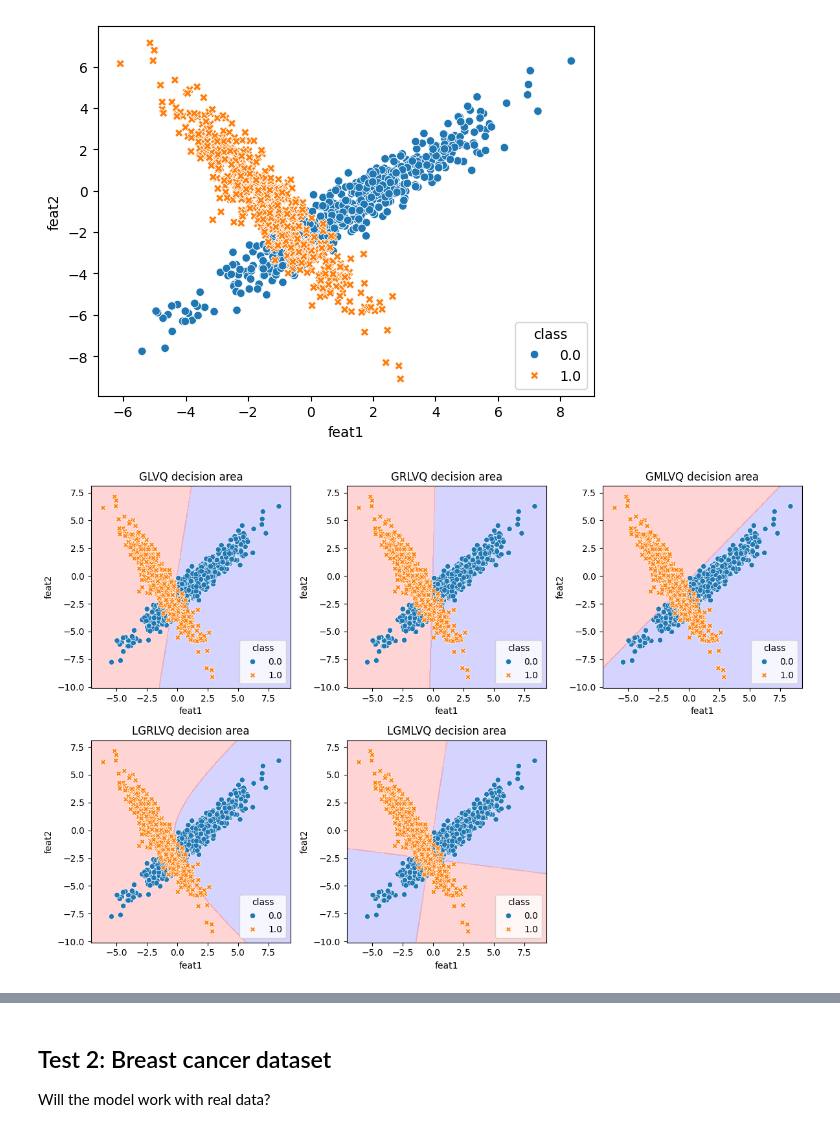
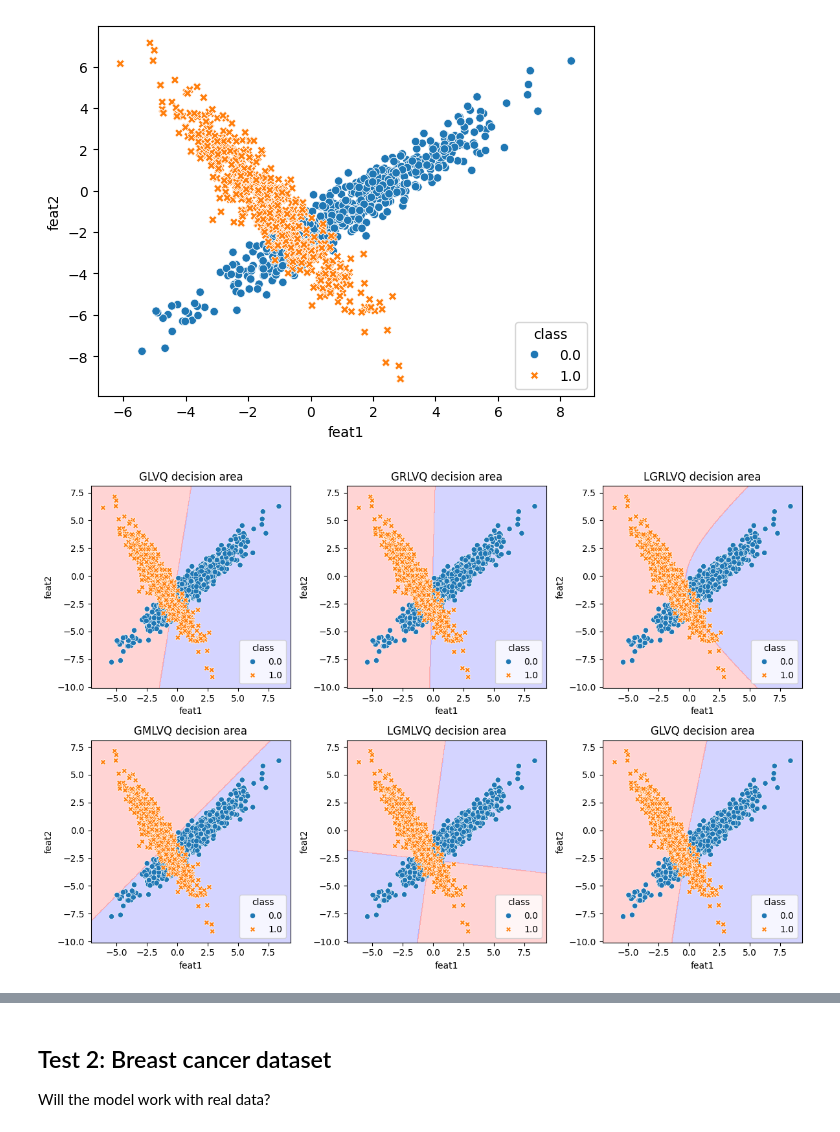
Before and after one commit to Diego-Hernandez-Jimenez/prototype_learning_LVQ, a Jupyter notebook: LVQ_pytorch.ipynb, the cells around one changed output, grey strips where cells are left out. Saved outputs shown, nothing was run; the diff lists cells and outputs as text; code cells hidden in the pictures.

```diff
--- a/LVQ_pytorch.ipynb
+++ b/LVQ_pytorch.ipynb
@@ -298,20 +462,30 @@ p = sns.scatterplot(data=df, x="feat1", y="feat2", hue="class", style="class")
 # %% [output]
 [figure]
 # %%
+# small batch size seems to always work better (not only in this first example)
 dl = DataLoader(data, batch_size=5, shuffle=True)
+
+# technically, the module allows the use of GPU, but I believe the type of
+# some of operations involved (e.g. argmins) pervents us from increasing performance
 
 device = 'cpu'
 
 loss_function = GLVQLoss(nn.Identity())
 
-##########################################
+########################################## Generalized LVQ (new!)
 model_glvq = LVQ('glvq', data, [1, 1])
 optim_glvq = torch.optim.SGD(model_glvq.W, lr=0.01)
 train_lvq(model_glvq, dl, 10, loss_function, optim_glvq, scheduler=None, verbose=False)
 ##########################################
 
+########################################## Generalized LVQ with 2 prototypes (new!)
+model_glvq2 = LVQ('glvq', data, [2, 2])
+optim_glvq2 = torch.optim.SGD(model_glvq.W, lr=0.01)
+train_lvq(model_glvq2, dl, 10, loss_function, optim_glvq2, scheduler=None, verbose=False)
+##########################################
 
-##########################################
+
+########################################## Generalized Relevance LVQ (new!)
 model_grlvq = LVQ('grlvq', data, [1, 1])
 optim_grlvq = torch.optim.SGD([
       {'params': model_grlvq.W, 'lr': 0.01},
@@ -321,7 +495,7 @@ train_lvq(model_grlvq, dl, 10, loss_function, optim_grlvq, scheduler=None, verbo
 ##########################################
 
 
-#########################################
+######################################### Generalized Matrix LVQ
 model_gmlvq = LVQ('gmlvq', data, [1, 1])
 optim_gmlvq = torch.optim.SGD([
       {'params': model_gmlvq.W, 'lr': 0.01},
@@ -331,7 +505,7 @@ train_lvq(model_gmlvq, dl, 10, loss_function, optim_gmlvq, scheduler=None, verbo
 ##########################################
 
 
-##########################################
+########################################## Localized Generalized Relevance LVQ (new!)
 model_lgrlvq = LVQ('lgrlvq', data, [1, 1])
 optim_lgrlvq = torch.optim.SGD([
       {'params': model_lgrlvq.W, 'lr': 0.01},
@@ -341,7 +515,7 @@ train_lvq(model_lgrlvq, dl, 10, loss_function, optim_lgrlvq, scheduler=None, ver
 ##########################################
 
 
-##########################################
+########################################## Localized Generalized Matrix LVQ
 model_lgmlvq = LVQ('lgmlvq', data, [1, 1])
 optim_lgmlvq = torch.optim.SGD([
       {'params': model_lgmlvq.W, 'lr': 0.01},
@@ -351,60 +525,58 @@ train_lvq(model_lgmlvq, dl, 10, loss_function, optim_lgmlvq, scheduler=None, ver
 ##########################################
 # %%
 def data_for_decision_area(model, df):
-  # decision area plot
+    """
+    Generates grid data for visualizing the decision boundaries of an LVQ model.
 
-  # limits of the plot
-  x_min, x_max = df['feat1'].min() - 1, df['feat1'].max() + 1
-  y_min, y_max = df['feat2'].min() - 1, df['feat2'].max() + 1
+    Args:
+        model (LVQ): Trained LVQ model used to predict class labels on the grid.
+        df (pd.DataFrame): DataFrame containing the features 'feat1' and 'feat2' for plotting the feature space.
 
-  # grid of points
-  xx, yy = torch.meshgrid(torch.arange(x_min, x_max, 0.05),
-                          torch.arange(y_min, y_max, 0.05))
+    Returns:
+        tuple: xx, yy meshgrid tensors and Z tensor of predicted class labels for each grid point.
 
-  # convert grid into tensor of features
-  grid_tensor = torch.stack([xx.flatten(), yy.flatten()], dim=1)
+    Example:
+        >>> xx, yy, Z = data_for_decision_area(trained_model, df)
+    """
+    # Define plot boundaries
+    x_min, x_max = df['feat1'].min() - 1, df['feat1'].max() + 1
+    y_min, y_max = df['feat2'].min() - 1, df['feat2'].max() + 1
 
-  # predict class for every point in the grid
-  predicted_classes = predict_class(grid_tensor, model)
+    # Generate grid of points with indexing="xy" to avoid the warning
+    xx, yy = torch.meshgrid(torch.arange(x_min, x_max, 0.05),
+                            torch.arange(y_min, y_max, 0.05), indexing="xy")
 
-  # convert predicted_classes into numpy object to be able to plot results
-  Z = predicted_classes.reshape(xx.shape)
+    # Prepare grid tensor and predict class for each point
+    grid_tensor = torch.stack([xx.flatten(), yy.flatten()], dim=1)
+    predicted_classes = predict_class(grid_tensor, model)
 
-  return xx, yy, Z
+    # Reshape predictions for plotting
+    Z = predicted_classes.reshape(xx.shape)
+
+    return xx, yy, Z
 
 
 
-# xx, yy, Z = data_for_decision_area(model_glvq, df)
+# Model list to iterate
+models = [model_glvq, model_grlvq, model_lgrlvq, model_gmlvq, model_lgmlvq, model_glvq2]
 
-# plt.contourf(xx, yy, Z, alpha=0.5, cmap=ListedColormap(['#AAAAFF', '#FFAAAA']))
-# p = sns.scatterplot(data=df, x='feat1', y='feat2', hue='class', style='class')
-# plt.xlabel('feat1')
-# plt.ylabel('feat2')
-# plt.title(f'{model.lvq_mode.upper()} decision area')
-# # plt.savefig(f'{model.lvq_mode.upper()}_decision_area.png', dpi=300)
-# plt.show()
-
-# Lista de modelos a iterar
-models = [model_glvq, model_grlvq, model_gmlvq, model_lgrlvq, model_lgmlvq]
-
-# Crear una figura con subplots
 fig, axes = plt.subplots(nrows=2, ncols=3, figsize=(12, 8))
 
-# Iterar sobre los modelos y crear un gráfico para cada uno
+# Iterate over models and create plots
 for i, model in enumerate(models):
     xx, yy, Z = data_for_decision_area(model, df)
     row = i // 3
     col = i % 3
     ax = axes[row, col]
     ax.contourf(xx, yy, Z, alpha=0.5, cmap=ListedColormap(['#AAAAFF', '#FFAAAA']))
     sns.scatterplot(data=df, x='feat1', y='feat2', hue='class', style='class', ax=ax)
     ax.set_xlabel('feat1')
     ax.set_ylabel('feat2')
     ax.set_title(f'{model.lvq_mode.upper()} decision area')
 
-fig.delaxes(axes[1, 2])
+# fig.delaxes(axes[1, 2])
 plt.tight_layout()
 plt.savefig('all_models_decision_area.png', dpi=300)
 plt.show()
 # %% [output]
-[figure, old version]
+[figure, new version]
```
Also changed, not shown: parts of 9 cells of this notebook.
